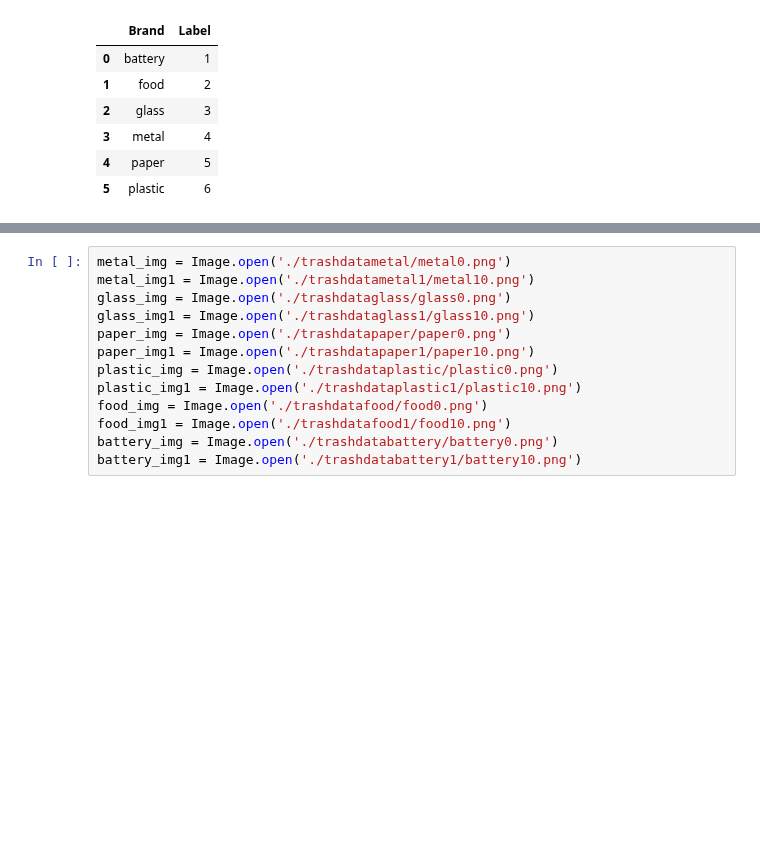
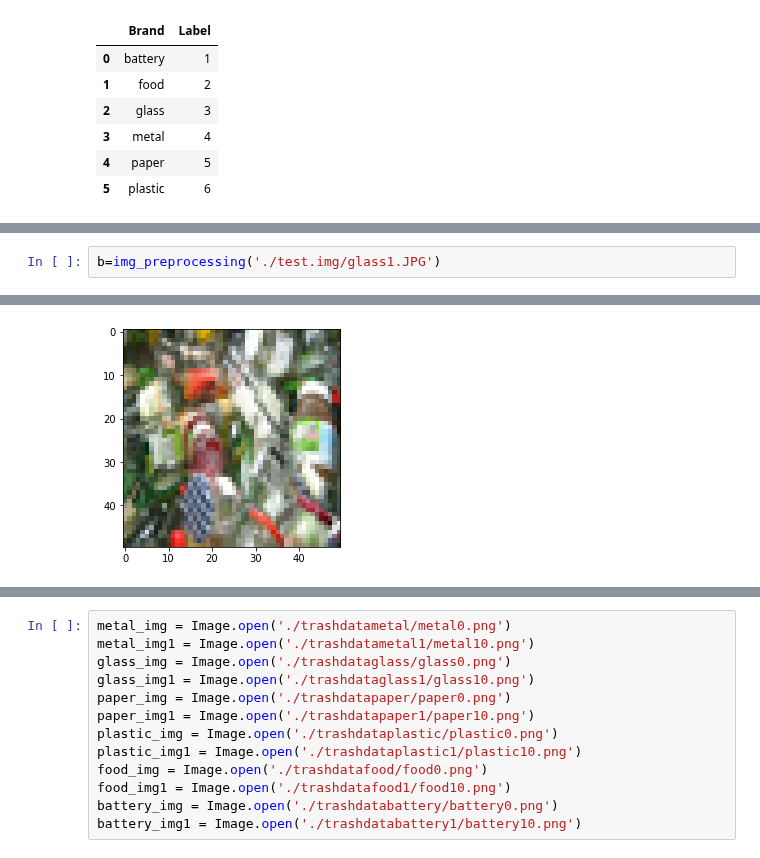
Before and after one commit to HoJin1014/KNU-BIGDATA-study, a Jupyter notebook: livingrab5/trash_ex1.ipynb, the cells around one changed output, grey strips where cells are left out. Cells and saved outputs as stored; diff of their text form; blank space fills up the shorter version.

```diff
--- a/livingrab5/trash_ex1.ipynb
+++ b/livingrab5/trash_ex1.ipynb
@@ -758,0 +732,3 @@ food
+# %%
+b=img_preprocessing('./test.img/glass1.JPG')
+# %% [output]
@@ -758,0 +737 @@ food
+[figure, added]
```
Also changed, not shown: parts of 68 cells of this notebook.
